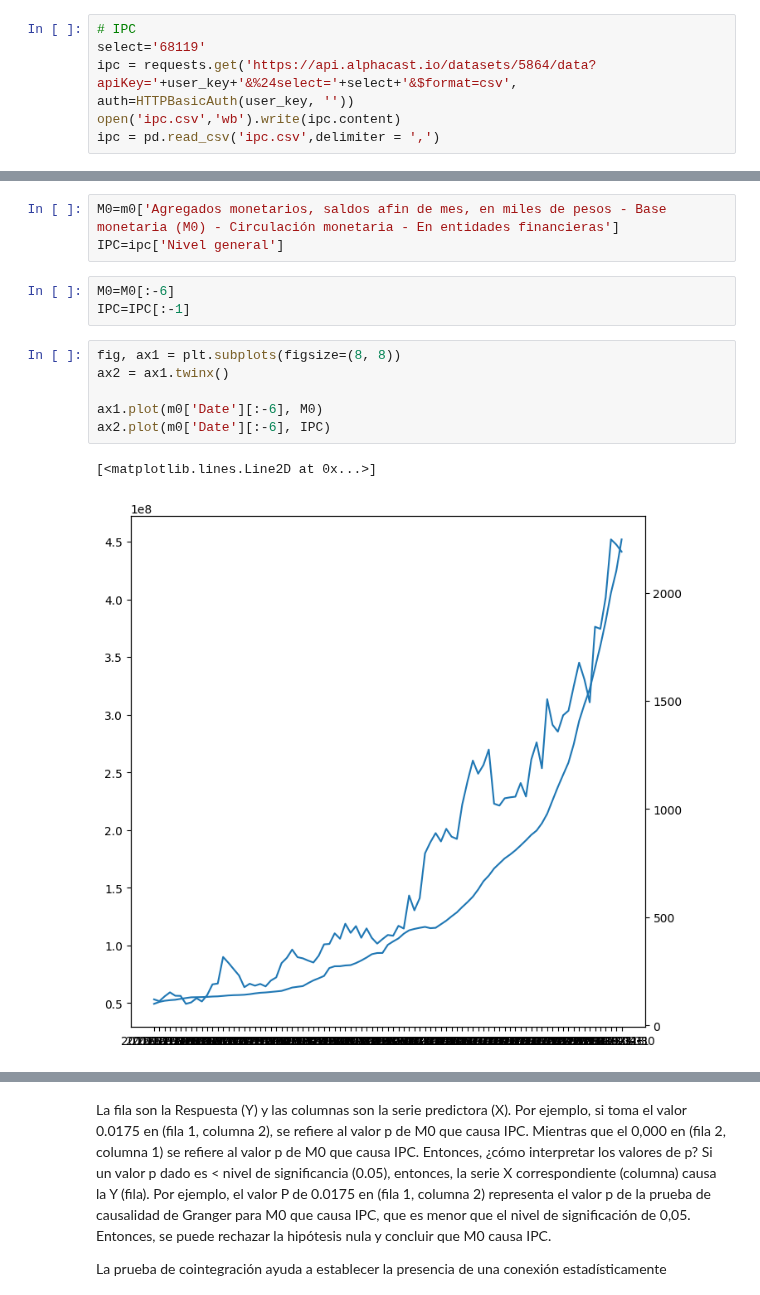
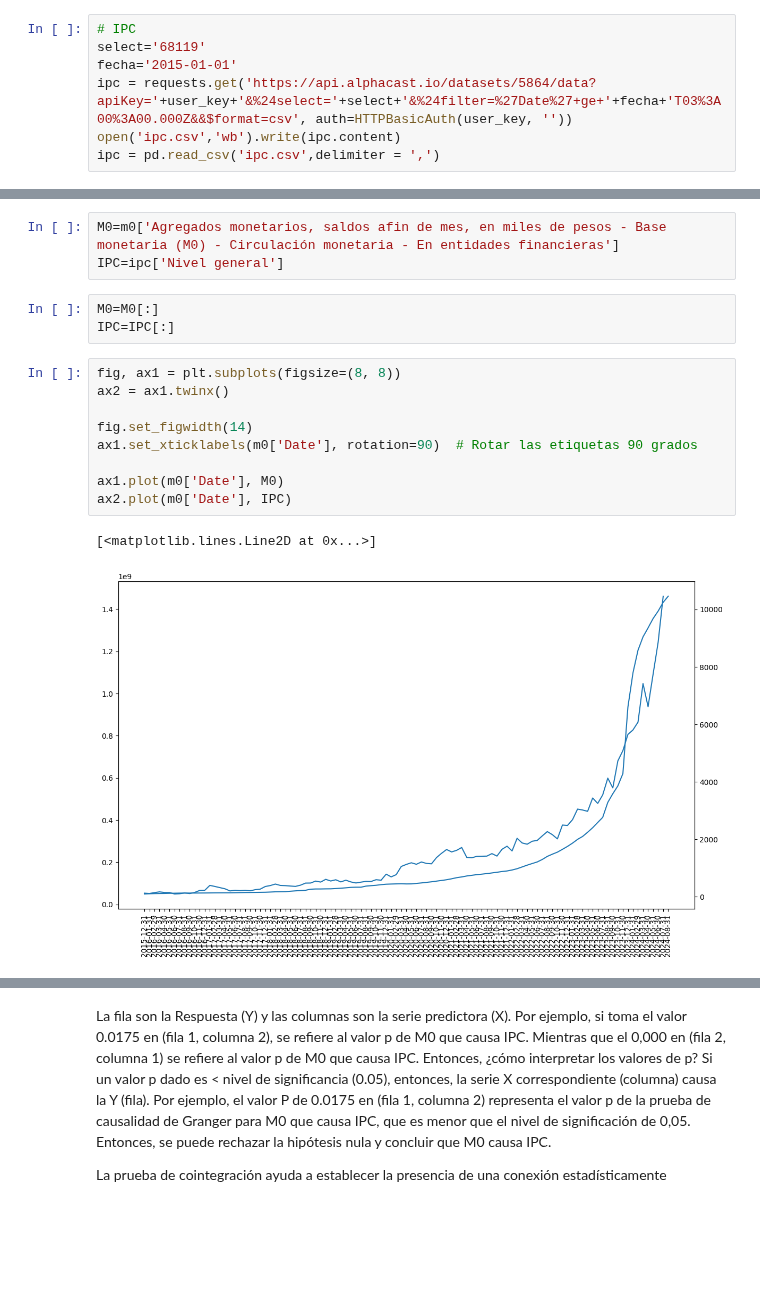
Before and after one commit to luciojosep/AnalisisCuantitativoAvanzado, a Jupyter notebook: SeriesdeTiempo/Granger_Johansen_Watson.ipynb, the cells around one changed output, grey strips where cells are left out. Drawn from its saved outputs; the diff is of its cells as text; blank space fills up the shorter version.

```diff
--- a/SeriesdeTiempo/Granger_Johansen_Watson.ipynb
+++ b/SeriesdeTiempo/Granger_Johansen_Watson.ipynb
@@ -26,7 +19,8 @@ Mounted at /content/drive
 # %%
 # IPC
 select='68119'
-ipc = requests.get('https://api.alphacast.io/datasets/5864/data?apiKey='+user_key+'&%24select='+select+'&$format=csv', auth=HTTPBasicAuth(user_key, ''))
+fecha='2015-01-01'
+ipc = requests.get('https://api.alphacast.io/datasets/5864/data?apiKey='+user_key+'&%24select='+select+'&%24filter=%27Date%27+ge+'+fecha+'T03%3A00%3A00.000Z&&$format=csv', auth=HTTPBasicAuth(user_key, ''))
 open('ipc.csv','wb').write(ipc.content)
 ipc = pd.read_csv('ipc.csv',delimiter = ',')
 # %%
@@ -41,17 +35,20 @@ m0 = pd.read_csv('m0.csv',delimiter = ',')
 M0=m0['Agregados monetarios, saldos afin de mes, en miles de pesos - Base monetaria (M0) - Circulación monetaria - En entidades financieras']
 IPC=ipc['Nivel general']
 # %%
-M0=M0[:-6]
-IPC=IPC[:-1]
+M0=M0[:]
+IPC=IPC[:]
 # %%
 fig, ax1 = plt.subplots(figsize=(8, 8))
 ax2 = ax1.twinx()
 
-ax1.plot(m0['Date'][:-6], M0)
-ax2.plot(m0['Date'][:-6], IPC)
+fig.set_figwidth(14)
+ax1.set_xticklabels(m0['Date'], rotation=90)  # Rotar las etiquetas 90 grados
+
+ax1.plot(m0['Date'], M0)
+ax2.plot(m0['Date'], IPC)
 # %% [output]
 [<matplotlib.lines.Line2D at 0x...>]
-[figure, old version]
+[figure, new version]
 # %%
 date= ipc['Date']
 
```
Also changed, not shown: parts of 13 cells of this notebook.
